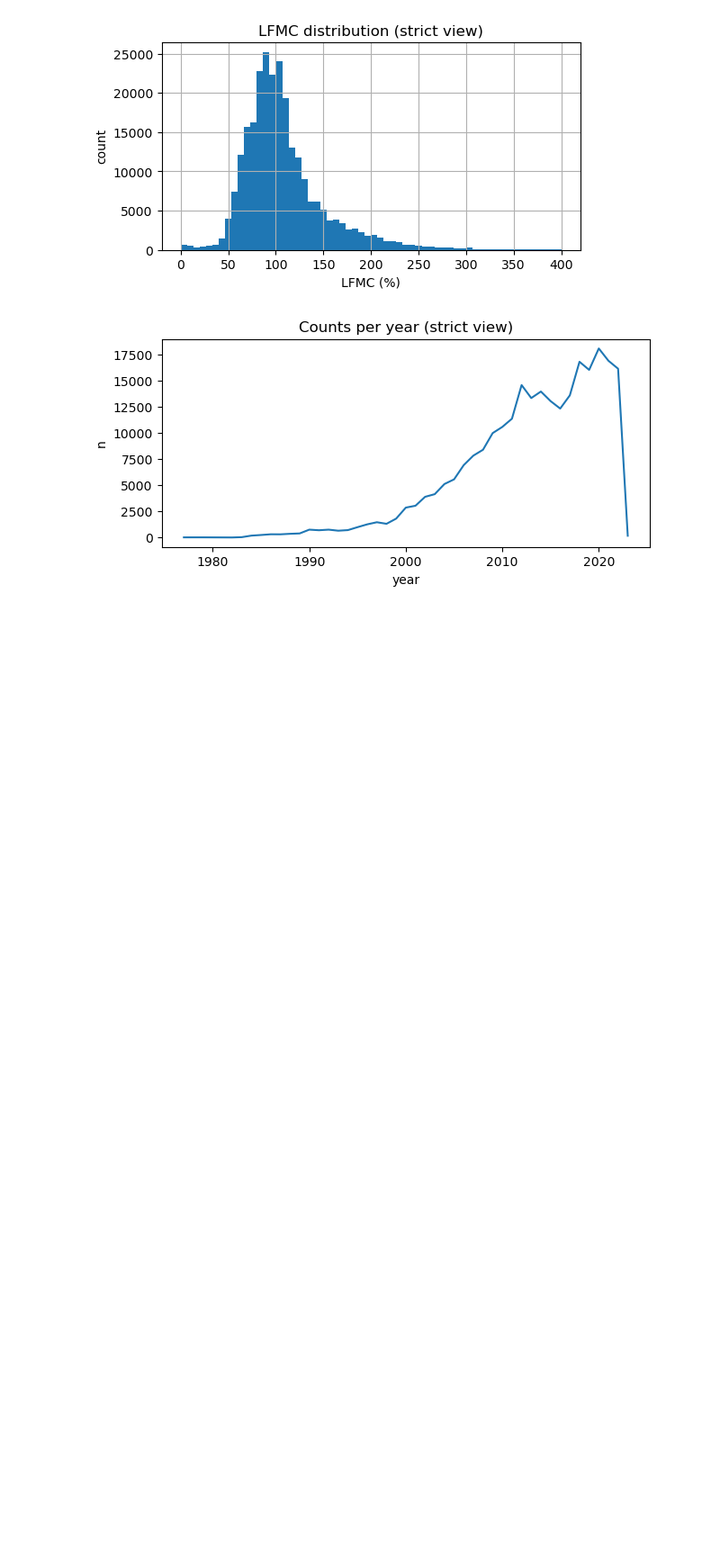
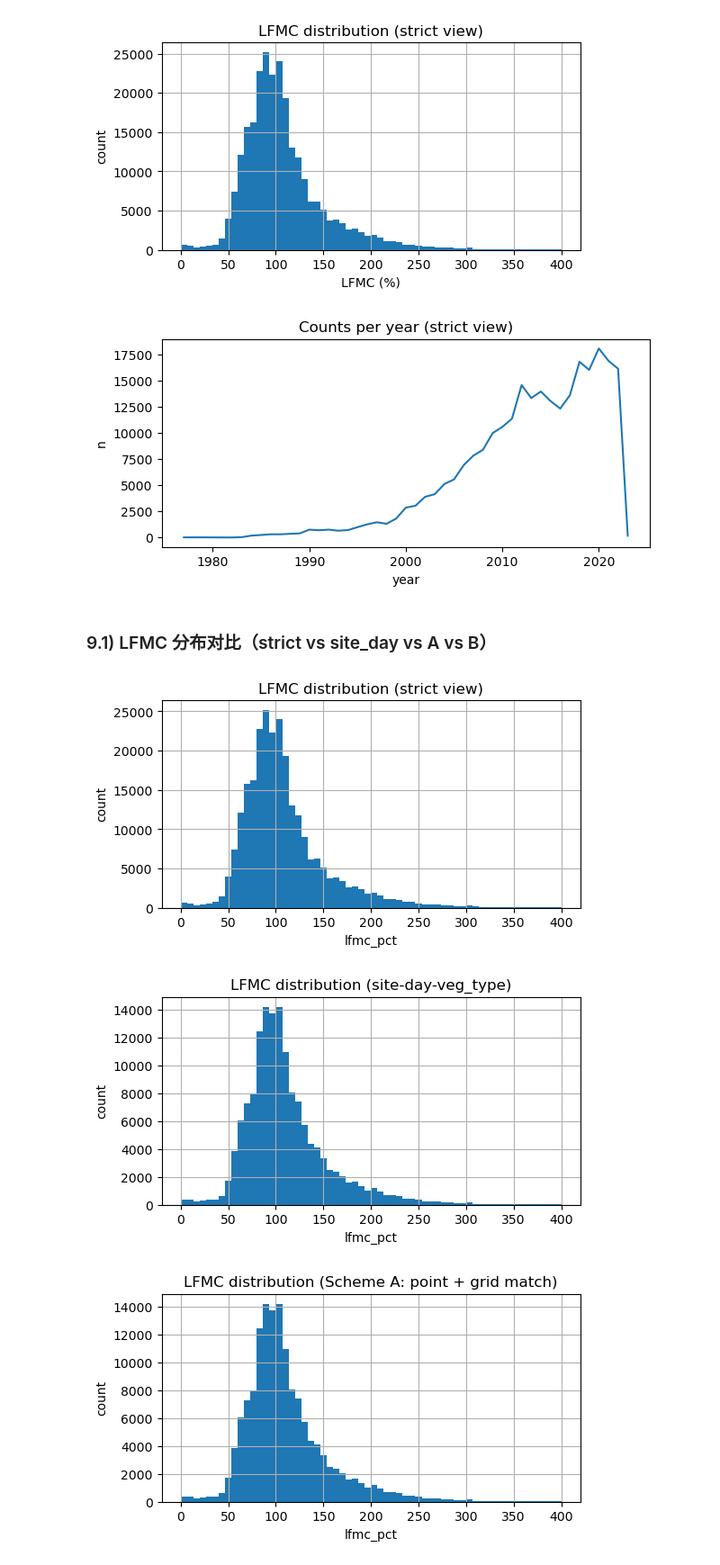
Before and after one commit to thyZY/LFMCRegressor, a Jupyter notebook: notebooks/01_lfmc_read_clean.ipynb, the cells around one changed output. Shown at 90% size. Drawn from its saved outputs; the diff is of its cells as text; code cells hidden in the pictures; blank space fills up the shorter version.

```diff
--- a/notebooks/01_lfmc_read_clean.ipynb
+++ b/notebooks/01_lfmc_read_clean.ipynb
@@ -482,3 +605,34 @@ plt.show()
 # %% [output]
 [figure]
 [figure]
+# %% [markdown]
+### 9.1) LFMC 分布对比（strict vs site_day vs A vs B）
+# %%
+import matplotlib.pyplot as plt
+
+def plot_hist(df, col, title, bins=60):
+    plt.figure(figsize=(6,3))
+    df[col].dropna().hist(bins=bins)
+    plt.title(title)
+    plt.xlabel(col)
+    plt.ylabel("count")
+    plt.show()
+
+# strict
+plot_hist(df_strict_live, "lfmc_pct", "LFMC distribution (strict view)")
+
+# site_day（第7步输出）
+if "df_site_day" in globals() and df_site_day is not None:
+    plot_hist(df_site_day, "lfmc_pct", "LFMC distribution (site-day-veg_type)")
+
+# Scheme A（点尺度+像元匹配，本质同site_day，但可以确认没丢数据）
+if "df_A_site_day_match" in globals() and df_A_site_day_match is not None:
+    plot_hist(df_A_site_day_match, "lfmc_pct", "LFMC distribution (Scheme A: point + grid match)")
+
+# Scheme B（0.1°像元标签）
+if "df_B_grid_day" in globals() and df_B_grid_day is not None:
+    plot_hist(df_B_grid_day, "lfmc_pct", "LFMC distribution (Scheme B: 0.1° grid-day-veg_type)")
+# %% [output]
+[figure, added]
+[figure, added]
+[figure, added]
```
Also changed, not shown: parts of 14 cells of this notebook, 11 other files.
